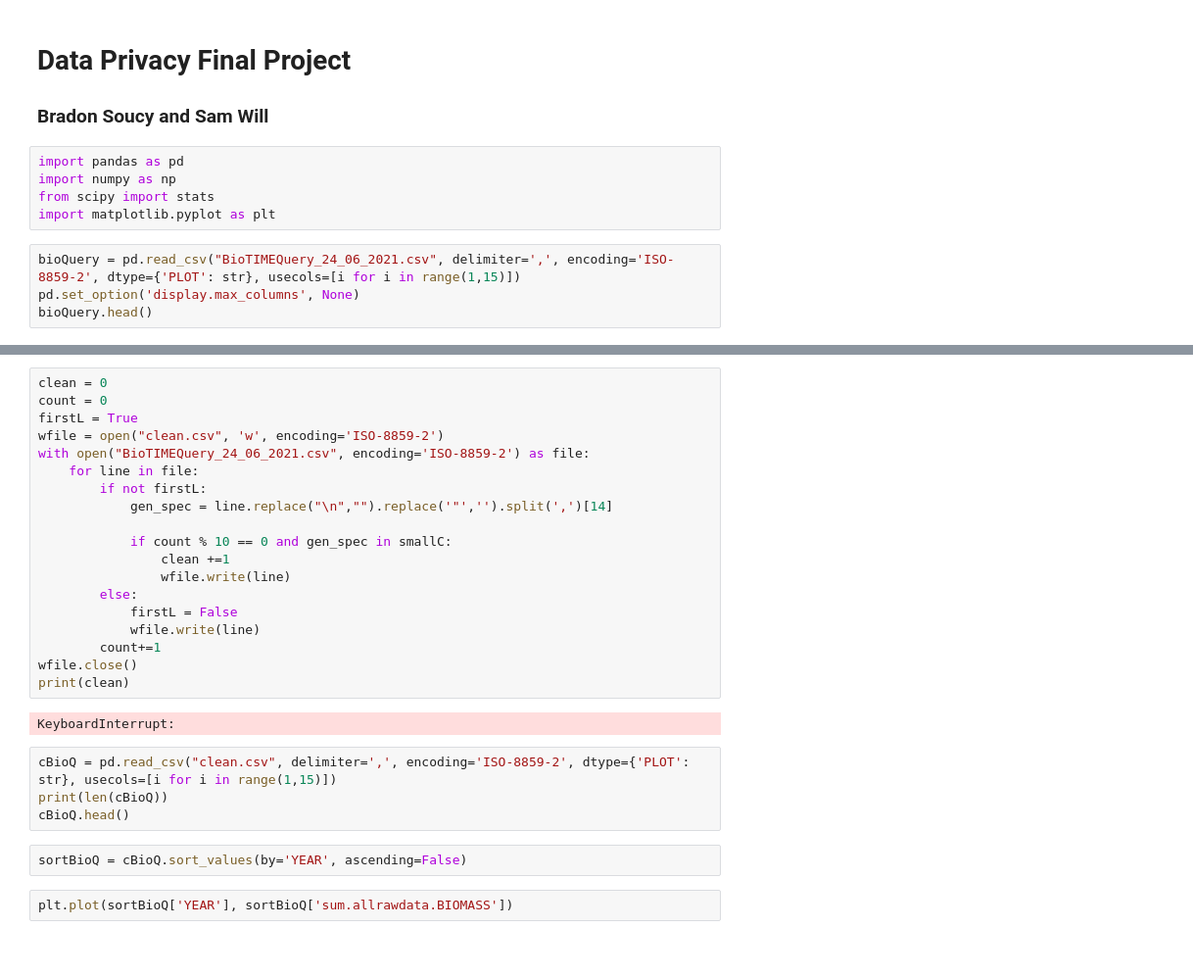
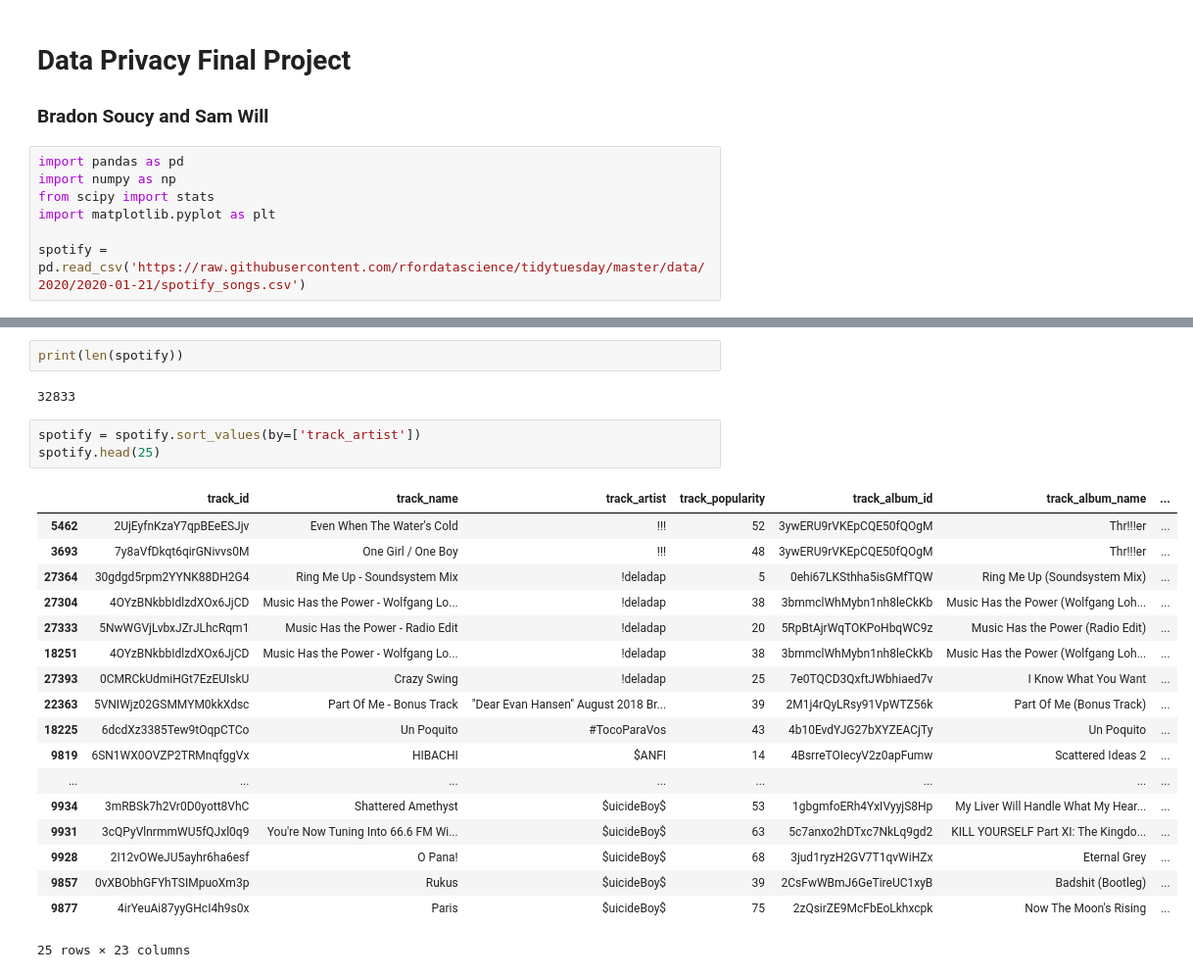
Before and after one commit to SaucyB03/Data_Priv_Final_Project, a Jupyter notebook: Bradon_Sam_Final_Proj.ipynb, the cells around one changed output, grey strips where cells are left out. Shown at 98% size. Saved outputs shown, nothing was run; the diff lists cells and outputs as text; blank space fills up the shorter version.

```diff
--- a/Bradon_Sam_Final_Proj.ipynb
+++ b/Bradon_Sam_Final_Proj.ipynb
@@ -6,7 +6,5 @@ import pandas as pd
 import numpy as np
 from scipy import stats
 import matplotlib.pyplot as plt
+
+spotify = pd.read_csv('https://raw.githubusercontent.com/rfordatascience/tidytuesday/master/data/2020/2020-01-21/spotify_songs.csv')
-# %%
-bioQuery = pd.read_csv("BioTIMEQuery_24_06_2021.csv", delimiter=',', encoding='ISO-8859-2', dtype={'PLOT': str}, usecols=[i for i in range(1,15)])
-pd.set_option('display.max_columns', None)
-bioQuery.head()
@@ -39,29 +11,26 @@ smallC = cleanC[cleanC.values >= 1000]
-# %%
-clean = 0
-count = 0
-firstL = True
-wfile = open("clean.csv", 'w', encoding='ISO-8859-2')
-with open("BioTIMEQuery_24_06_2021.csv", encoding='ISO-8859-2') as file:
-    for line in file:
-        if not firstL:
-            gen_spec = line.replace("\n","").replace('"','').split(',')[14]
-
-            if count % 10 == 0 and gen_spec in smallC:
-                clean +=1
-                wfile.write(line)
-        else:
-            firstL = False
-            wfile.write(line)
-        count+=1
-wfile.close()
-print(clean)
-# %% [output]
-KeyboardInterrupt:
-# %%
-cBioQ = pd.read_csv("clean.csv", delimiter=',', encoding='ISO-8859-2', dtype={'PLOT': str}, usecols=[i for i in range(1,15)])
-print(len(cBioQ))
-cBioQ.head()
-# %%
-sortBioQ = cBioQ.sort_values(by='YEAR', ascending=False)
-# %%
-plt.plot(sortBioQ['YEAR'], sortBioQ['sum.allrawdata.BIOMASS'])
+# %%
+print(len(spotify))
+# %% [output]
+32833
+# %%
+spotify = spotify.sort_values(by=['track_artist'])
+spotify.head(25)
+# %% [output]
+|  | track_id | track_name | track_artist | track_popularity | track_album_id | track_album_name | ... |
+| 5462 | 2UjEyfnKzaY7qpBEeESJjv | Even When The Water's Cold | !!! | 52 | 3ywERU9rVKEpCQE50fQOgM | Thr!!!er | ... |
+| 3693 | 7y8aVfDkqt6qirGNivvs0M | One Girl / One Boy | !!! | 48 | 3ywERU9rVKEpCQE50fQOgM | Thr!!!er | ... |
+| 27364 | 30gdgd5rpm2YYNK88DH2G4 | Ring Me Up - Soundsystem Mix | !deladap | 5 | 0ehi67LKSthha5isGMfTQW | Ring Me Up (Soundsystem Mix) | ... |
+| 27304 | 4OYzBNkbbIdlzdXOx6JjCD | Music Has the Power - Wolfgang Lo... | !deladap | 38 | 3bmmclWhMybn1nh8leCkKb | Music Has the Power (Wolfgang Loh... | ... |
+| 27333 | 5NwWGVjLvbxJZrJLhcRqm1 | Music Has the Power - Radio Edit | !deladap | 20 | 5RpBtAjrWqTOKPoHbqWC9z | Music Has the Power (Radio Edit) | ... |
+| 18251 | 4OYzBNkbbIdlzdXOx6JjCD | Music Has the Power - Wolfgang Lo... | !deladap | 38 | 3bmmclWhMybn1nh8leCkKb | Music Has the Power (Wolfgang Loh... | ... |
+| 27393 | 0CMRCkUdmiHGt7EzEUIskU | Crazy Swing | !deladap | 25 | 7e0TQCD3QxftJWbhiaed7v | I Know What You Want | ... |
+| 22363 | 5VNIWjz02GSMMYM0kkXdsc | Part Of Me - Bonus Track | "Dear Evan Hansen" August 2018 Br... | 39 | 2M1j4rQyLRsy91VpWTZ56k | Part Of Me (Bonus Track) | ... |
+| 18225 | 6dcdXz3385Tew9tOqpCTCo | Un Poquito | #TocoParaVos | 43 | 4b10EvdYJG27bXYZEACjTy | Un Poquito | ... |
+| 9819 | 6SN1WX0OVZP2TRMnqfggVx | HIBACHI | $ANFI | 14 | 4BsrreTOIecyV2z0apFumw | Scattered Ideas 2 | ... |
+| ... | ... | ... | ... | ... | ... | ... | ... |
+| 9934 | 3mRBSk7h2Vr0D0yott8VhC | Shattered Amethyst | $uicideBoy$ | 53 | 1gbgmfoERh4YxIVyyjS8Hp | My Liver Will Handle What My Hear... | ... |
+| 9931 | 3cQPyVlnrmmWU5fQJxl0q9 | You're Now Tuning Into 66.6 FM Wi... | $uicideBoy$ | 63 | 5c7anxo2hDTxc7NkLq9gd2 | KILL YOURSELF Part XI: The Kingdo... | ... |
+| 9928 | 2I12vOWeJU5ayhr6ha6esf | O Pana! | $uicideBoy$ | 68 | 3jud1ryzH2GV7T1qvWiHZx | Eternal Grey | ... |
+| 9857 | 0vXBObhGFYhTSIMpuoXm3p | Rukus | $uicideBoy$ | 39 | 2CsFwWBmJ6GeTireUC1xyB | Badshit (Bootleg) | ... |
+| 9877 | 4irYeuAi87yyGHcI4h9s0x | Paris | $uicideBoy$ | 75 | 2zQsirZE9McFbEoLkhxcpk | Now The Moon's Rising | ... |
+25 rows × 23 columns
```
Also changed, not shown: parts of 2 cells of this notebook.
